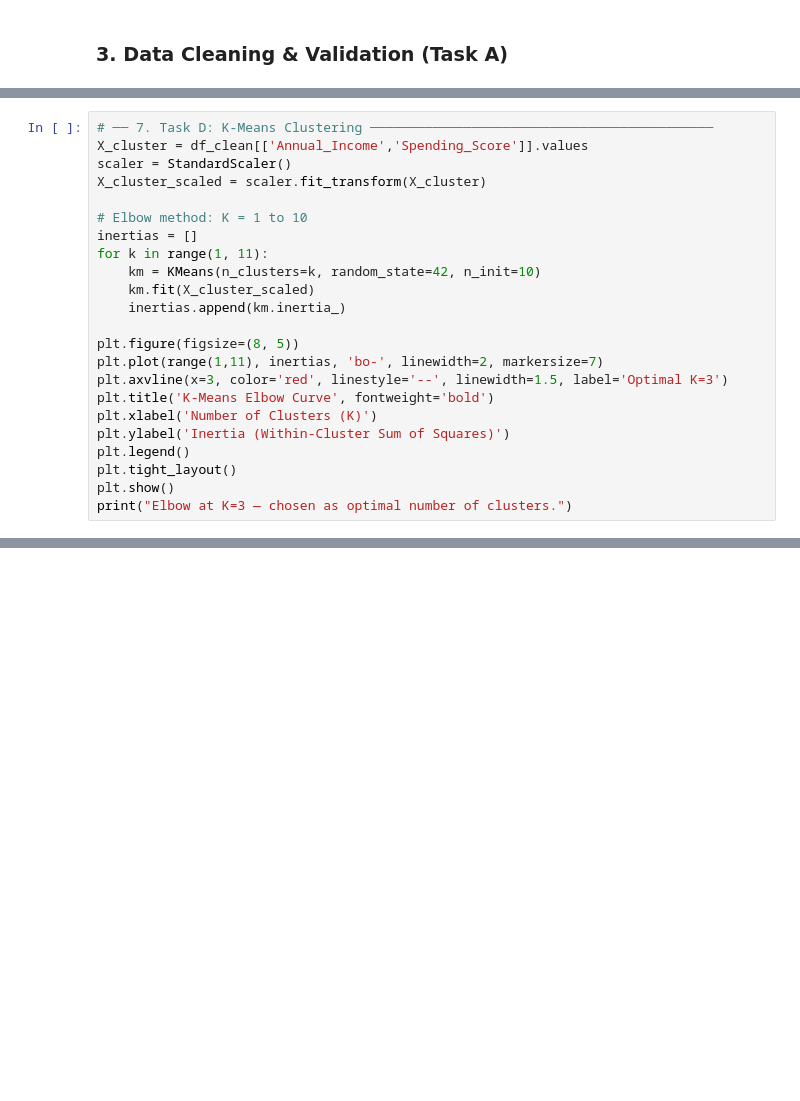
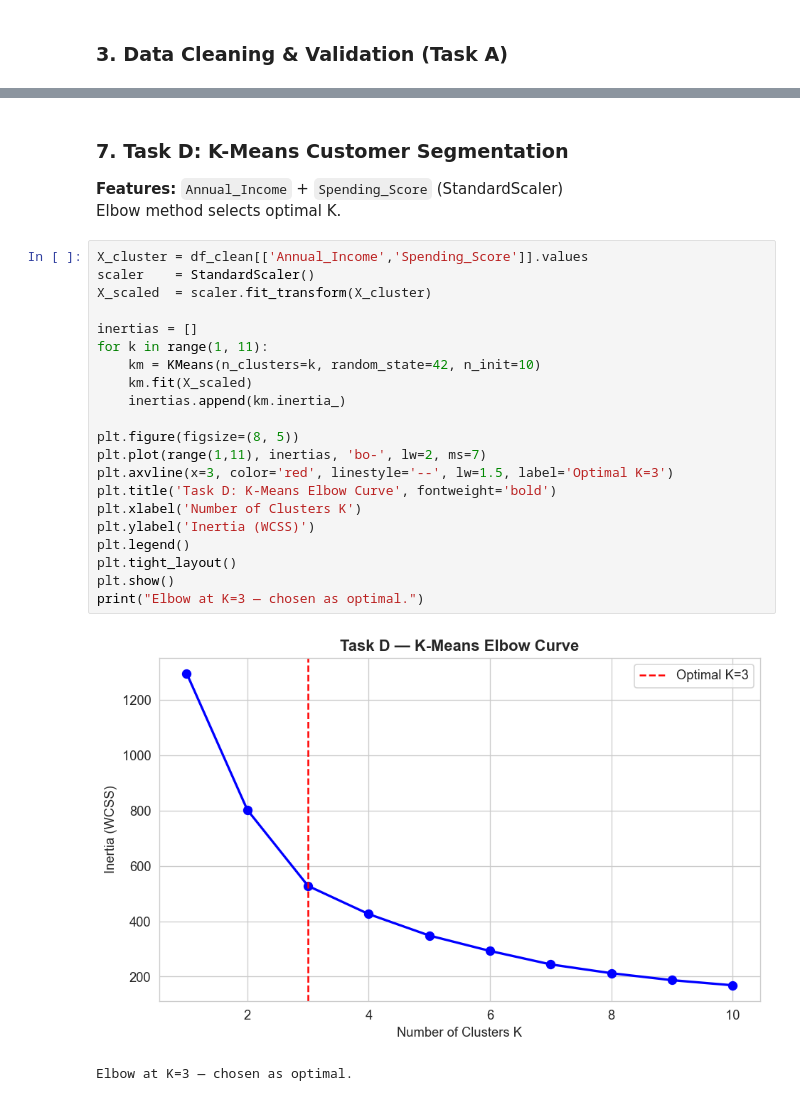
Before and after one commit to koundal-aryan/BrightMart-customer-analytics-machine-learning, a Jupyter notebook: customer_analytics_ml_project.ipynb, the cells around one changed output, grey strips where cells are left out. Drawn from its saved outputs; the diff is of its cells as text; blank space fills up the shorter version.

```diff
--- a/customer_analytics_ml_project.ipynb
+++ b/customer_analytics_ml_project.ipynb
@@ -354,23 +55,0 @@ Elbow method used to choose optimal K.
-# %%
-# ── 7. Task D: K-Means Clustering ────────────────────────────────────────────
-X_cluster = df_clean[['Annual_Income','Spending_Score']].values
-scaler = StandardScaler()
-X_cluster_scaled = scaler.fit_transform(X_cluster)
-
-# Elbow method: K = 1 to 10
-inertias = []
-for k in range(1, 11):
-    km = KMeans(n_clusters=k, random_state=42, n_init=10)
-    km.fit(X_cluster_scaled)
-    inertias.append(km.inertia_)
-
-plt.figure(figsize=(8, 5))
-plt.plot(range(1,11), inertias, 'bo-', linewidth=2, markersize=7)
-plt.axvline(x=3, color='red', linestyle='--', linewidth=1.5, label='Optimal K=3')
-plt.title('K-Means Elbow Curve', fontweight='bold')
-plt.xlabel('Number of Clusters (K)')
-plt.ylabel('Inertia (Within-Cluster Sum of Squares)')
-plt.legend()
-plt.tight_layout()
-plt.show()
-print("Elbow at K=3 — chosen as optimal number of clusters.")
@@ -574,0 +315,29 @@ The key business insight is that customer segmentation combined with predictive
+# %% [markdown]
+### 7. Task D: K-Means Customer Segmentation
+
+**Features:** `Annual_Income` + `Spending_Score` (StandardScaler)
+Elbow method selects optimal K.
+# %%
+X_cluster = df_clean[['Annual_Income','Spending_Score']].values
+scaler    = StandardScaler()
+X_scaled  = scaler.fit_transform(X_cluster)
+
+inertias = []
+for k in range(1, 11):
+    km = KMeans(n_clusters=k, random_state=42, n_init=10)
+    km.fit(X_scaled)
+    inertias.append(km.inertia_)
+
+plt.figure(figsize=(8, 5))
+plt.plot(range(1,11), inertias, 'bo-', lw=2, ms=7)
+plt.axvline(x=3, color='red', linestyle='--', lw=1.5, label='Optimal K=3')
+plt.title('Task D: K-Means Elbow Curve', fontweight='bold')
+plt.xlabel('Number of Clusters K')
+plt.ylabel('Inertia (WCSS)')
+plt.legend()
+plt.tight_layout()
+plt.show()
+print("Elbow at K=3 — chosen as optimal.")
+# %% [output]
+[figure, added]
+Elbow at K=3 — chosen as optimal.
```
Also changed, not shown: parts of 44 cells of this notebook, 5 other files.
